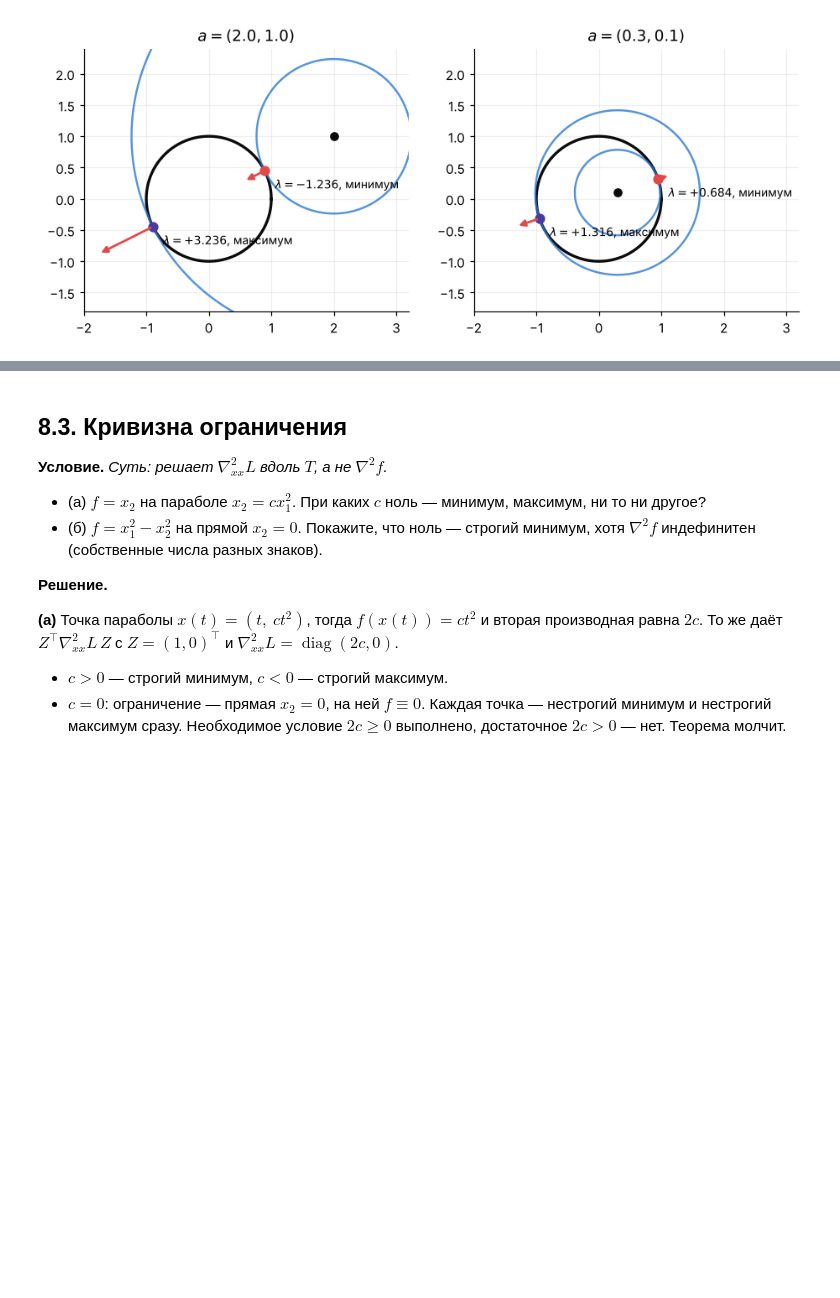
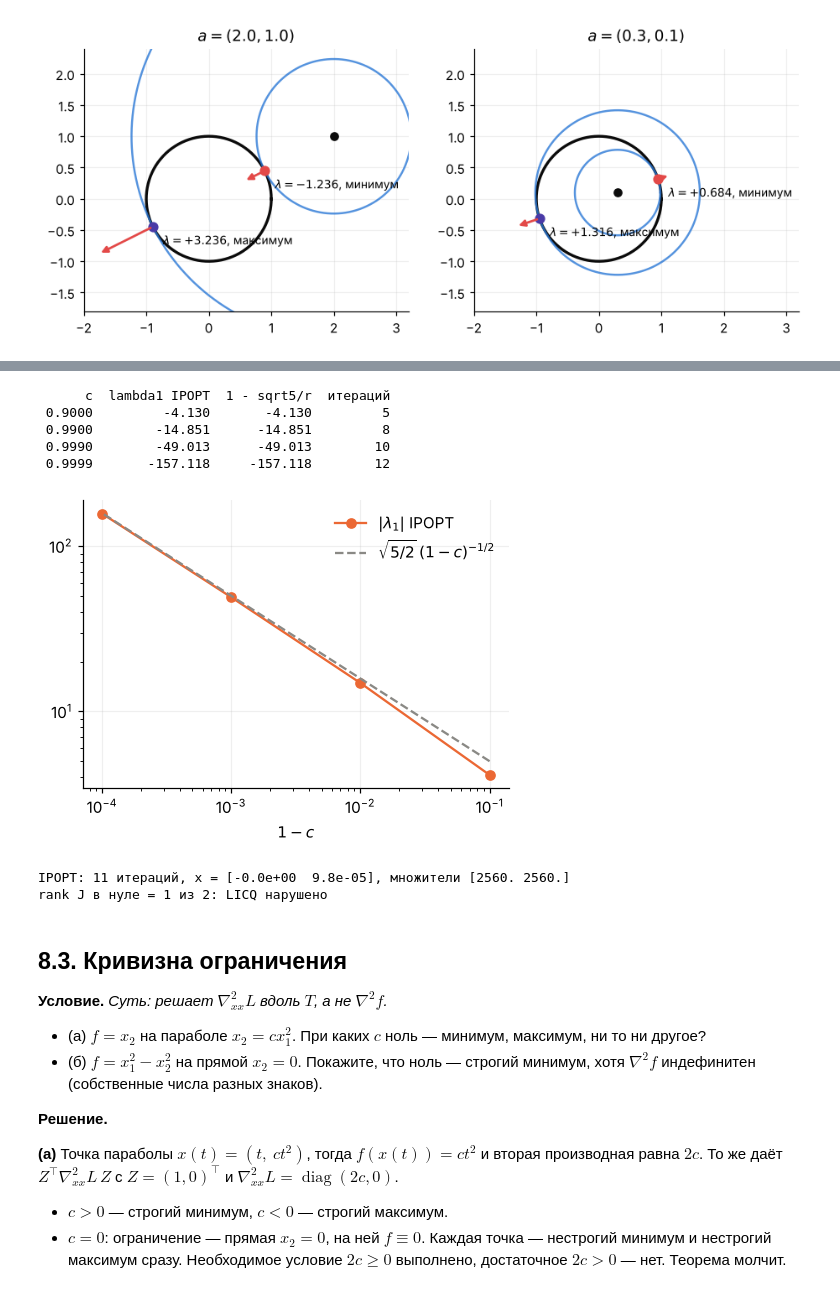
Before and after one commit to IlyaChichkanov/Numerical-Optimization, a Jupyter notebook: lectures/lecture08/exercises08.ipynb, the cells around one changed output, grey strips where cells are left out. Saved outputs shown, nothing was run; the diff lists cells and outputs as text; code cells hidden in the pictures; blank space fills up the shorter version.

```diff
--- a/lectures/lecture08/exercises08.ipynb
+++ b/lectures/lecture08/exercises08.ipynb
@@ -116,11 +105,0 @@ plt.show()
-# %%
-xs = np.logspace(-6, -1, 6)
-print(f"{'x1':>8s} {'|grad g|':>10s} {'lambda^':>10s} {'0.75 x1^(-2/3)':>15s} {'невязка':>9s}")
-for x1 in xs:
-    gg, lam_hat, _ = cusp_grad(x1)                                      # из l8helpers: grad g, оценка lambda, угол
-    res = np.linalg.norm(np.array([0.0, 1.0]) - lam_hat * gg)
-    print(f"{x1:8.0e} {np.linalg.norm(gg):10.2e} {lam_hat:10.2f} {0.75 * x1 ** (-2 / 3):15.2f} {res:9.5f}")
-fig, ax = plt.subplots(figsize=(5, 3.4))
-lams = [cusp_grad(x)[1] for x in xs]
-ax.loglog(xs, lams, "o-", color=ORANGE, label=r"$\hat\lambda$"); ax.loglog(xs, 0.75 * xs ** (-2 / 3), "--", color=GRAY, label="$0.75\\,x_1^{-2/3}$")
-ax.set_xlabel("$x_1$"); ax.legend(); plt.show()
@@ -136,3 +124,33 @@ ax.set_xlabel("$x_1$"); ax.legend(); plt.show()
+# %%
+x = ca.SX.sym("x", 3); f = 0.5 * ca.sumsqr(x - ca.DM(A_SPACE))          # задача §3.1, a = (2, 1, 1)
+cs, lam1 = [0.9, 0.99, 0.999, 0.9999], []
+print(f"{'c':>7s} {'lambda1 IPOPT':>14s} {'1 - sqrt5/r':>12s} {'итераций':>9s}")
+for c in cs:
+    xs, lam, it, rk = solve_eq(x, f, ca.vertcat(0.5 * (ca.sumsqr(x) - 1), x[2] - c), [0.5, 0.5, c])
+    lam1.append(lam[0])
+    print(f"{c:7.4f} {lam[0]:14.3f} {1 - np.sqrt(5) / np.sqrt(1 - c**2):12.3f} {it:9d}")
+d = 1 - np.array(cs)                                                   # расстояние до касания
+fig, ax = plt.subplots(figsize=(5, 3.4))
+ax.loglog(d, np.abs(lam1), "o-", color=ORANGE, label=r"$|\lambda_1|$ IPOPT")
+ax.loglog(d, np.sqrt(5 / 2) * d ** -0.5, "--", color=GRAY, label=r"$\sqrt{5/2}\,(1-c)^{-1/2}$")
+ax.set_xlabel("$1-c$"); ax.legend(); plt.show()
+# %% [output]
+      c  lambda1 IPOPT  1 - sqrt5/r  итераций
+ 0.9000         -4.130       -4.130         5
+ 0.9900        -14.851      -14.851         8
+ 0.9990        -49.013      -49.013        10
+ 0.9999       -157.118     -157.118        12
+[figure, added]
+# %%
+y = ca.SX.sym("y", 2)
+g = ca.vertcat((y[0] - 1)**2 + y[1]**2 - 1, (y[0] + 1)**2 + y[1]**2 - 1)    # две окружности, касаются в нуле
+ys, lam, it, rk = solve_eq(y, y[1], g, [0.1, 0.1])                     # min x2
+print(f"IPOPT: {it} итераций, x = {ys.round(6)}, множители {lam.round(1)}")
+J0 = np.array([[-2.0, 0.0], [2.0, 0.0]])                               # градиенты ограничений в нуле — строки J
+print(f"rank J в нуле = {np.linalg.matrix_rank(J0)} из 2: LICQ нарушено")
+# %% [output]
+IPOPT: 11 итераций, x = [-0.0e+00  9.8e-05], множители [2560. 2560.]
+rank J в нуле = 1 из 2: LICQ нарушено
 # %% [markdown]
 ## 8.3. Кривизна ограничения
 
```
Also changed, not shown: parts of 4 cells of this notebook, 14 other files.
